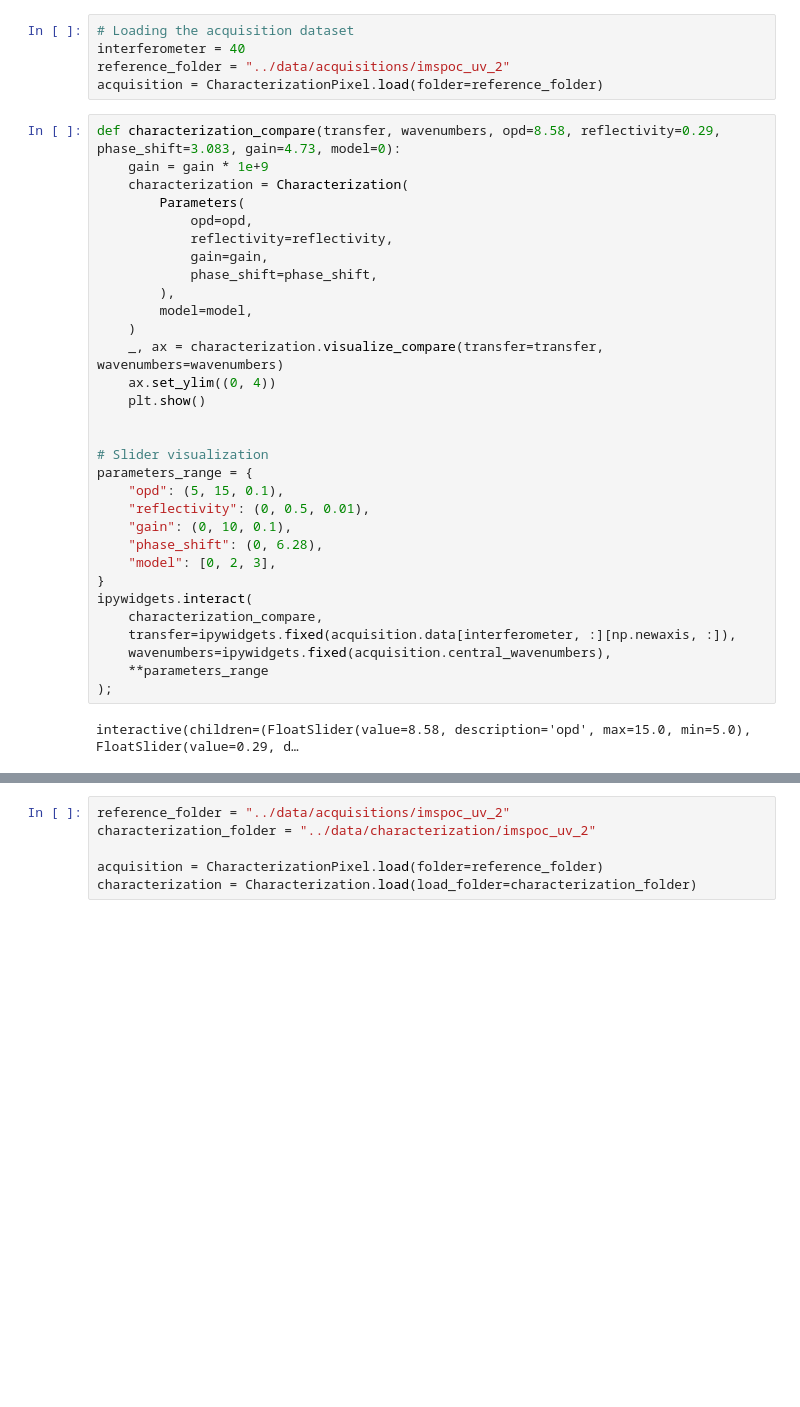
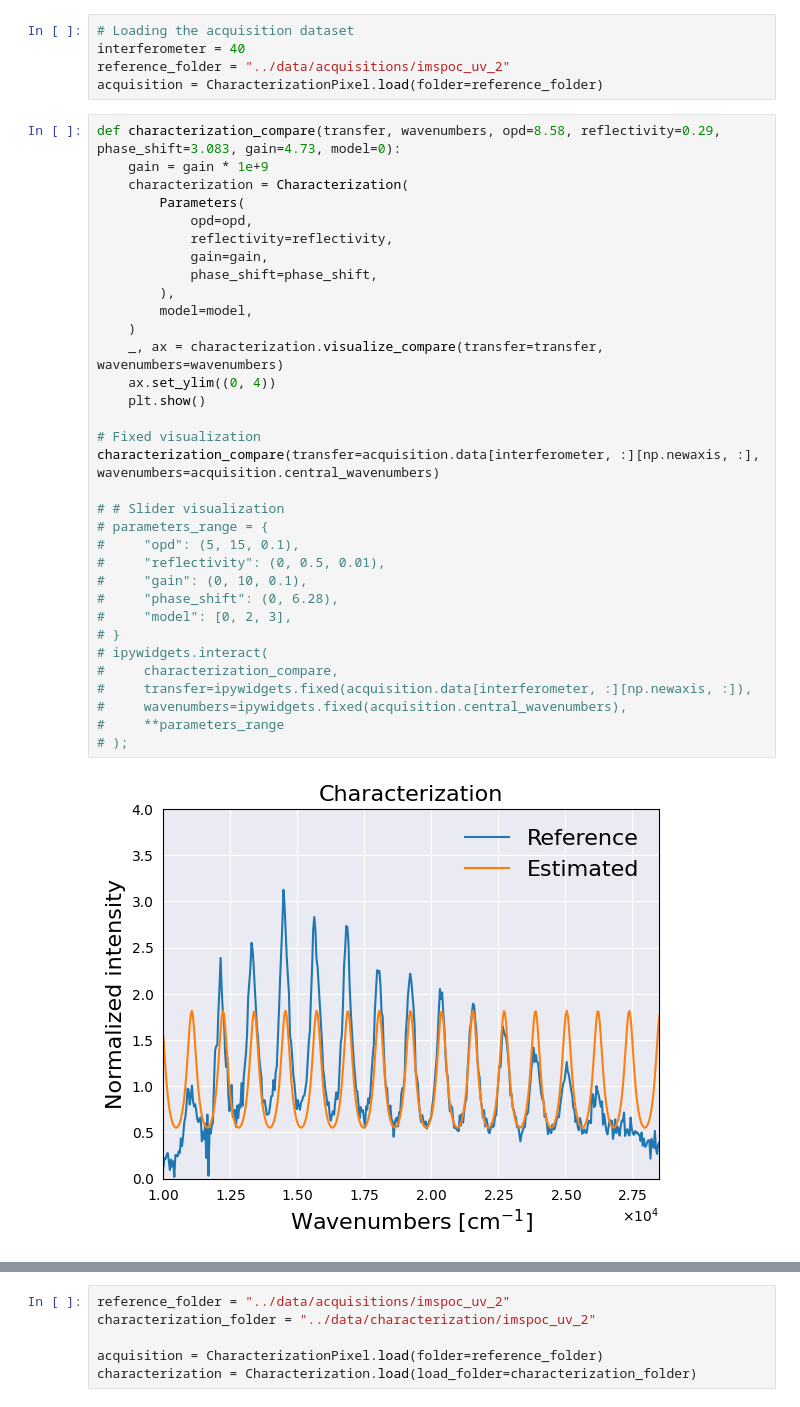
Before and after one commit to Danaroth83/irca, a Jupyter notebook: notebooks/model.ipynb, the cells around one changed output, grey strips where cells are left out. Drawn from its saved outputs; the diff is of its cells as text; blank space fills up the shorter version.

```diff
--- a/notebooks/model.ipynb
+++ b/notebooks/model.ipynb
@@ -56,35 +58,37 @@ acquisition = CharacterizationPixel.load(folder=reference_folder)
 # %%
 def characterization_compare(transfer, wavenumbers, opd=8.58, reflectivity=0.29, phase_shift=3.083, gain=4.73, model=0):
     gain = gain * 1e+9
     characterization = Characterization(
         Parameters(
             opd=opd,
             reflectivity=reflectivity,
             gain=gain,
             phase_shift=phase_shift,
         ),
         model=model,
     )
     _, ax = characterization.visualize_compare(transfer=transfer, wavenumbers=wavenumbers)
     ax.set_ylim((0, 4))
     plt.show()
 
+# Fixed visualization
+characterization_compare(transfer=acquisition.data[interferometer, :][np.newaxis, :], wavenumbers=acquisition.central_wavenumbers)
 
-# Slider visualization
-parameters_range = {
-    "opd": (5, 15, 0.1),
-    "reflectivity": (0, 0.5, 0.01),
-    "gain": (0, 10, 0.1),
-    "phase_shift": (0, 6.28),
-    "model": [0, 2, 3],
-}
-ipywidgets.interact(
-    characterization_compare,
-    transfer=ipywidgets.fixed(acquisition.data[interferometer, :][np.newaxis, :]),
-    wavenumbers=ipywidgets.fixed(acquisition.central_wavenumbers),
-    **parameters_range
-);
+# # Slider visualization
+# parameters_range = {
+#     "opd": (5, 15, 0.1),
+#     "reflectivity": (0, 0.5, 0.01),
+#     "gain": (0, 10, 0.1),
+#     "phase_shift": (0, 6.28),
+#     "model": [0, 2, 3],
+# }
+# ipywidgets.interact(
+#     characterization_compare,
+#     transfer=ipywidgets.fixed(acquisition.data[interferometer, :][np.newaxis, :]),
+#     wavenumbers=ipywidgets.fixed(acquisition.central_wavenumbers),
+#     **parameters_range
+# );
 # %% [output]
-interactive(children=(FloatSlider(value=8.58, description='opd', max=15.0, min=5.0), FloatSlider(value=0.29, d…
+[figure, added]
 # %% [markdown]
 ## Comparison with IRCA results
```
Also changed, not shown: parts of 3 cells of this notebook, 11 other files.
